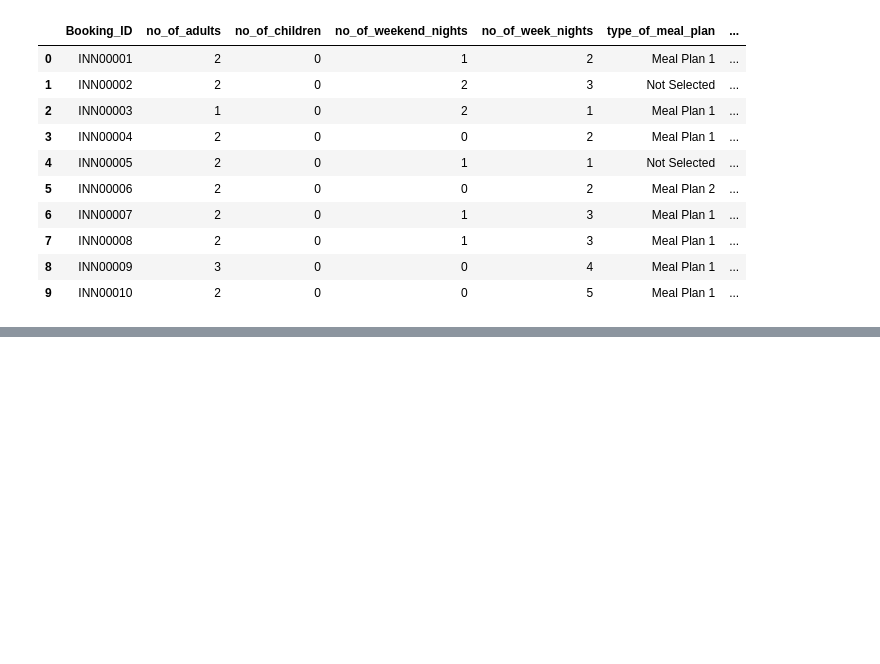
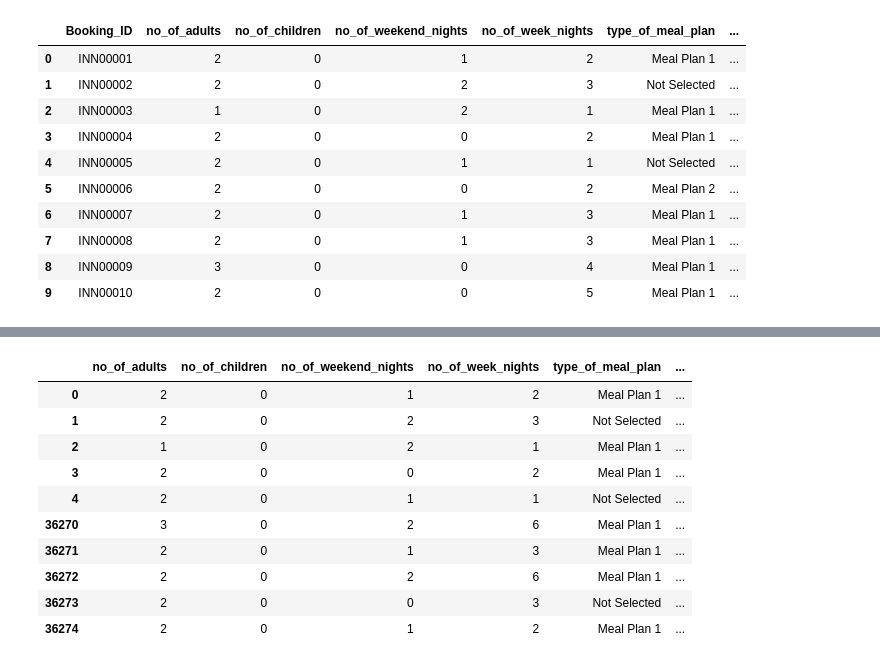
Before and after one commit to akatjizeu/Data-Science, a Jupyter notebook: deakin-bridging/ML2/INN_Hotels_Learner_Notebook_Full_Code.ipynb, the cells around one changed output, grey strips where cells are left out. Cells and saved outputs as stored; diff of their text form; code cells hidden in the pictures; blank space fills up the shorter version.

```diff
--- a/deakin-bridging/ML2/INN_Hotels_Learner_Notebook_Full_Code.ipynb
+++ b/deakin-bridging/ML2/INN_Hotels_Learner_Notebook_Full_Code.ipynb
@@ -73,0 +95,3 @@ df.head(10)
+# %%
+#Dropping the booking ID column
+df.drop('Booking_ID', axis=1, inplace=True)
@@ -73,0 +128,15 @@ df.head(10)
+# %%
+#Viewing the first and last 5 rows
+pd.concat([df.head(), df.tail()])
+# %% [output]
+|  | no_of_adults | no_of_children | no_of_weekend_nights | no_of_week_nights | type_of_meal_plan | ... |
+| 0 | 2 | 0 | 1 | 2 | Meal Plan 1 | ... |
+| 1 | 2 | 0 | 2 | 3 | Not Selected | ... |
+| 2 | 1 | 0 | 2 | 1 | Meal Plan 1 | ... |
+| 3 | 2 | 0 | 0 | 2 | Meal Plan 1 | ... |
+| 4 | 2 | 0 | 1 | 1 | Not Selected | ... |
+| 36270 | 3 | 0 | 2 | 6 | Meal Plan 1 | ... |
+| 36271 | 2 | 0 | 1 | 3 | Meal Plan 1 | ... |
+| 36272 | 2 | 0 | 2 | 6 | Meal Plan 1 | ... |
+| 36273 | 2 | 0 | 0 | 3 | Not Selected | ... |
+| 36274 | 2 | 0 | 1 | 2 | Meal Plan 1 | ... |
```
Also changed, not shown: parts of 4 cells of this notebook.
